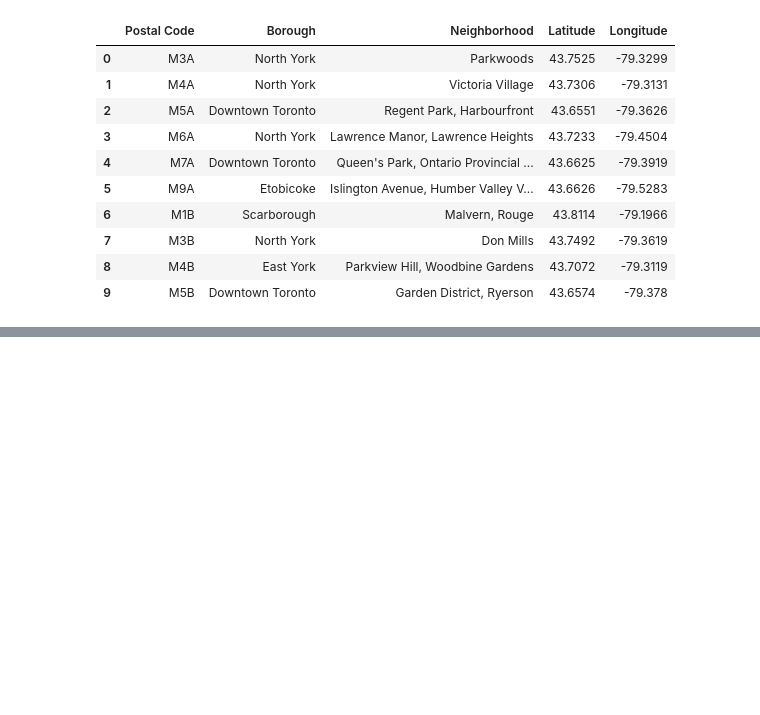
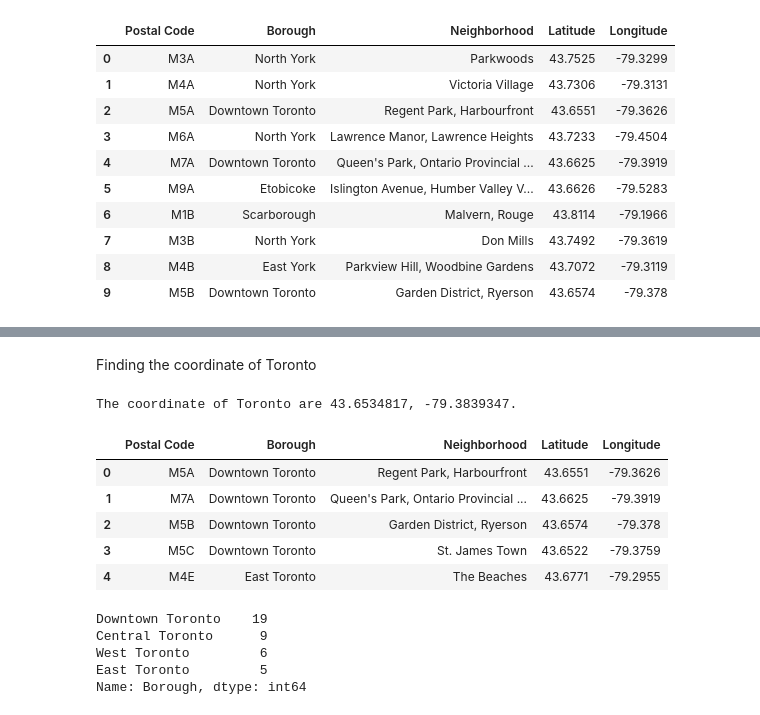
Before and after one commit to daifmoh/Coursera-Capstone, a Jupyter notebook: project for week 3.ipynb, the cells around one changed output, grey strips where cells are left out. Drawn from its saved outputs; the diff is of its cells as text; code cells hidden in the pictures; blank space fills up the shorter version.

```diff
--- a/project for week 3.ipynb
+++ b/project for week 3.ipynb
@@ -168,0 +194,30 @@ df1.head(10)
+# %% [markdown]
+Finding the coordinate of Toronto
+# %%
+address = 'Toronto'
+geolocator = Nominatim(user_agent="toronto_explorer")
+location = geolocator.geocode(address)
+latitude = location.latitude
+longitude = location.longitude
+print(f'The coordinate of Toronto are {latitude}, {longitude}.')
+# %% [output]
+The coordinate of Toronto are 43.6534817, -79.3839347.
+# %%
+df2=df1[df1['Borough'].str.contains('Toronto')]
+df3=df2.reset_index(drop=True)
+df3.head()
+# %% [output]
+|  | Postal Code | Borough | Neighborhood | Latitude | Longitude |
+| 0 | M5A | Downtown Toronto | Regent Park, Harbourfront | 43.6551 | -79.3626 |
+| 1 | M7A | Downtown Toronto | Queen's Park, Ontario Provincial ... | 43.6625 | -79.3919 |
+| 2 | M5B | Downtown Toronto | Garden District, Ryerson | 43.6574 | -79.378 |
+| 3 | M5C | Downtown Toronto | St. James Town | 43.6522 | -79.3759 |
+| 4 | M4E | East Toronto | The Beaches | 43.6771 | -79.2955 |
+# %%
+df3['Borough'].value_counts()
+# %% [output]
+Downtown Toronto    19
+Central Toronto      9
+West Toronto         6
+East Toronto         5
+Name: Borough, dtype: int64
```
Also changed, not shown: parts of 7 cells of this notebook.
